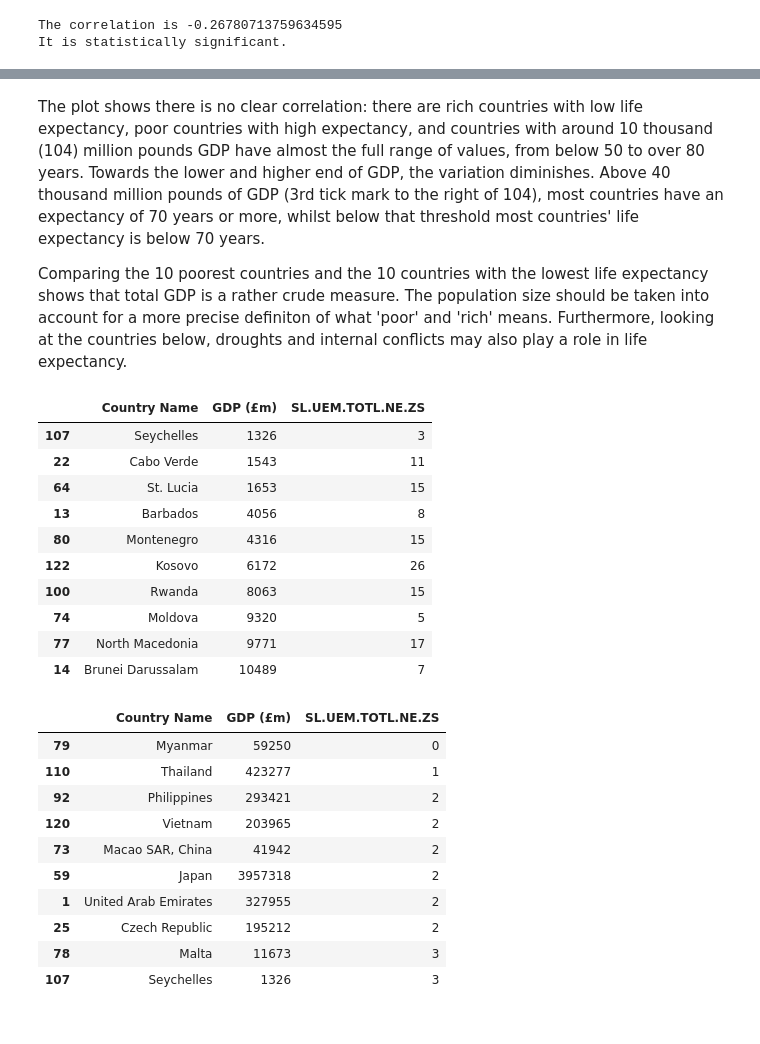
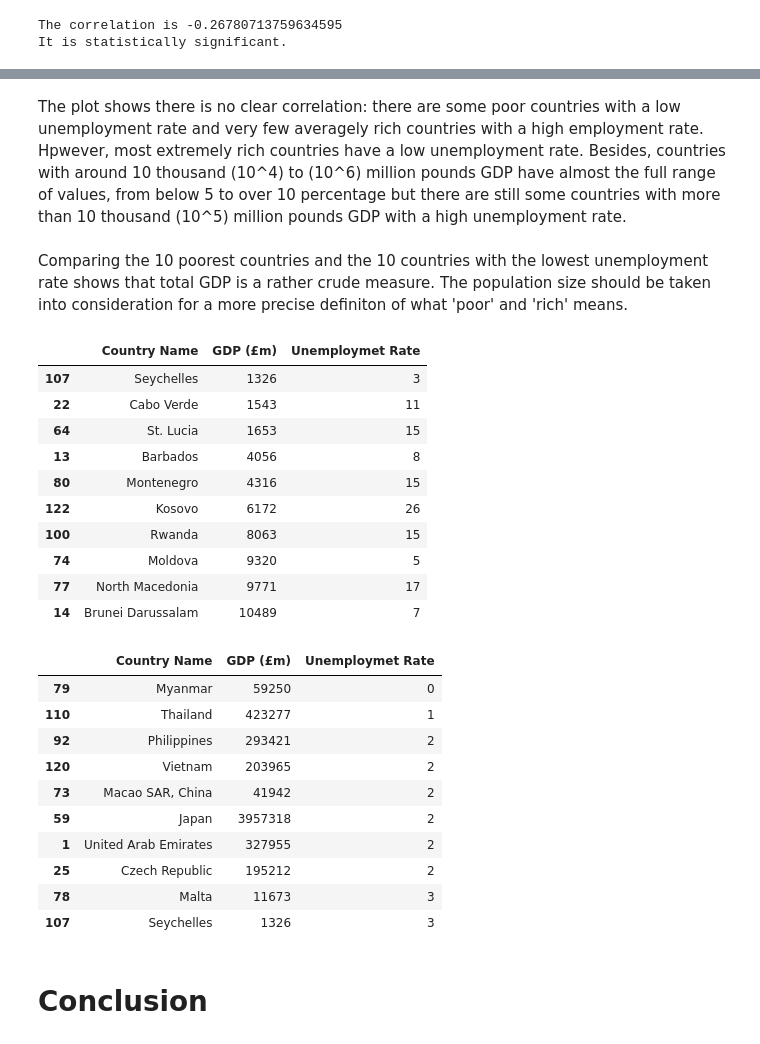
Before and after one commit to Women-Techsters-Fellowship-2021/Week-5-Assessment, a Jupyter notebook: Anagu Esther WT-21-074/Project2 on Economic Indicators' Correlation (GDP and Unemployment Rate).ipynb, the cells around one changed output, grey strips where cells are left out. Saved outputs shown, nothing was run; the diff lists cells and outputs as text; code cells hidden in the pictures.

```diff
--- a/Anagu Esther WT-21-074/Project2 on .ipynb
+++ b/Anagu Esther WT-21-074/Project2 on Economic Indicators' Correlation (GDP and Unemployment Rate).ipynb
@@ -44,7 +50,8 @@ gdpReset.tail()
 | 262 | Zambia | 2019 | 2.330977e+10 |
 | 263 | Zimbabwe | 2019 | 2.144076e+10 |
 # %%
-UNEMPLOYMENT_INDICATOR = 'SL.UEM.TOTL.NE.ZS'
+UNEMPLOYMENT_INDICATORS = 'SL.UEM.TOTL.NE.ZS'
+#below is the first five rows of the second dataset, Uemployment Rate Indicator.
 UnemployReset= pd.read_excel('API_SL.UEM.TOTL.NE.ZS.xls')
 UnemployReset.head()
 # %% [output]
@@ -143,6 +149,6 @@ The World Bank reports the unemployment with several decimal places. After round
 # %%
-UNEMPLOYMENT = 'SL.UEM.TOTL.NE.ZS'
-UnemployCountries[UNEMPLOYMENT] = UnemployCountries[UNEMPLOYMENT_INDICATOR].apply(round)
+UNEMPLOYMENT = 'Unemploymet Rate'
+UnemployCountries[UNEMPLOYMENT] = UnemployCountries[UNEMPLOYMENT_INDICATORS].apply(round)
 headings = [COUNTRY, UNEMPLOYMENT]
 UnempClean = UnemployCountries[headings]
 UnempClean.head()
@@ -159,4 +166,4 @@ The tables are combined through an inner join on the common 'country' column.
 # %%
-gdpVsUnmp = pd.merge(gdpClean, UnempClean, on=COUNTRY, how='inner')
-gdpVsUnmp.head()
+gdpVsUnemp = pd.merge(gdpClean, UnempClean, on=COUNTRY, how='inner')
+gdpVsUnemp.head()
 # %% [output]
@@ -196,13 +205,13 @@ gdpVsUnmp.plot(x=GDP, y=UNEMPLOYMENT, kind='scatter', grid=True, logx=True, figs
 [figure]
 # %% [markdown]
-The plot shows there is no clear correlation: there are rich countries with low life expectancy, poor countries with high expectancy, and countries with around 10 thousand (104) million pounds GDP have almost the full range of values, from below 50 to over 80 years. Towards the lower and higher end of GDP, the variation diminishes. Above 40 thousand million pounds of GDP (3rd tick mark to the right of 104), most countries have an expectancy of 70 years or more, whilst below that threshold most countries' life expectancy is below 70 years.
-
-Comparing the 10 poorest countries and the 10 countries with the lowest life expectancy shows that total GDP is a rather crude measure. The population size should be taken into account for a more precise definiton of what 'poor' and 'rich' means. Furthermore, looking at the countries below, droughts and internal conflicts may also play a role in life expectancy.
+The plot shows there is no clear correlation: there are some poor countries with a low unemployment rate and very few averagely rich countries with a high employment rate. Hpwever, most extremely rich countries have a low unemployment rate. Besides, countries with around 10 thousand (10^4) to (10^6) million pounds GDP have almost the full range of values, from below 5 to over 10 percentage but there are still some countries with more than 10 thousand (10^5) million pounds GDP with a high unemployment rate.
+# %% [markdown]
+Comparing the 10 poorest countries and the 10 countries with the lowest unemployment rate shows that total GDP is a rather crude measure. The population size should be taken into consideration for a more precise definiton of what 'poor' and 'rich' means.
 # %%
 # the 10 countries with lowest GDP
-gdpVsUnmp.sort_values(GDP).head(10)
+gdpVsUnemp.sort_values(GDP).head(10)
 # %% [output]
-|  | Country Name | GDP (£m) | SL.UEM.TOTL.NE.ZS |
+|  | Country Name | GDP (£m) | Unemploymet Rate |
 | 107 | Seychelles | 1326 | 3 |
 | 22 | Cabo Verde | 1543 | 11 |
 | 64 | St. Lucia | 1653 | 15 |
@@ -214,10 +223,10 @@ gdpVsUnmp.sort_values(GDP).head(10)
 | 77 | North Macedonia | 9771 | 17 |
 | 14 | Brunei Darussalam | 10489 | 7 |
 # %%
-# the 10 countries with the lowest eunmployment rate
-gdpVsUnmp.sort_values(UNEMPLOYMENT).head(10)
+# the 10 countries with the lowest unemployment rate
+gdpVsUnemp.sort_values(UNEMPLOYMENT).head(10)
 # %% [output]
-|  | Country Name | GDP (£m) | SL.UEM.TOTL.NE.ZS |
+|  | Country Name | GDP (£m) | Unemploymet Rate |
 | 79 | Myanmar | 59250 | 0 |
 | 110 | Thailand | 423277 | 1 |
 | 92 | Philippines | 293421 | 2 |
@@ -228,4 +237,6 @@ gdpVsUnmp.sort_values(UNEMPLOYMENT).head(10)
 | 25 | Czech Republic | 195212 | 2 |
 | 78 | Malta | 11673 | 3 |
 | 107 | Seychelles | 1326 | 3 |
+# %% [markdown]
+# Conclusion
 # %% [markdown]
```
Also changed, not shown: parts of 25 cells of this notebook.
